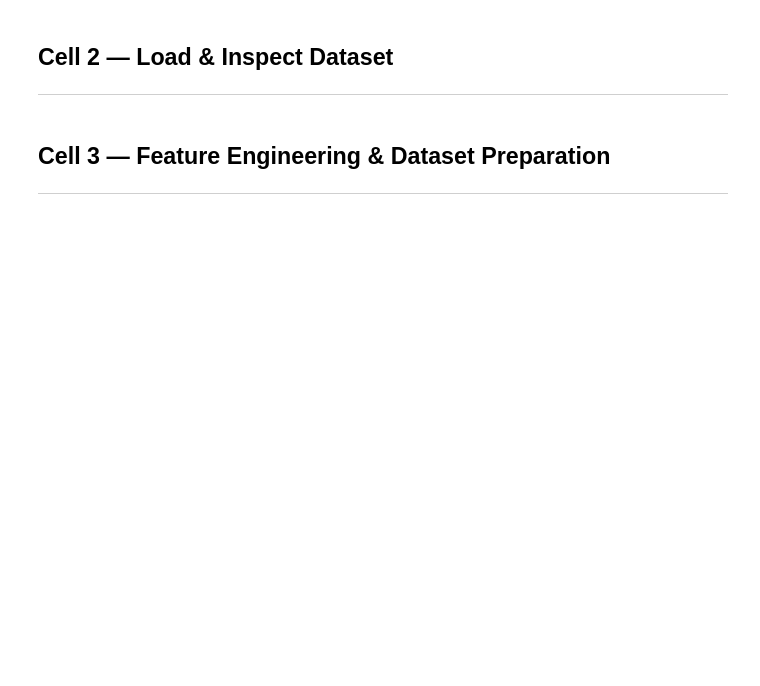
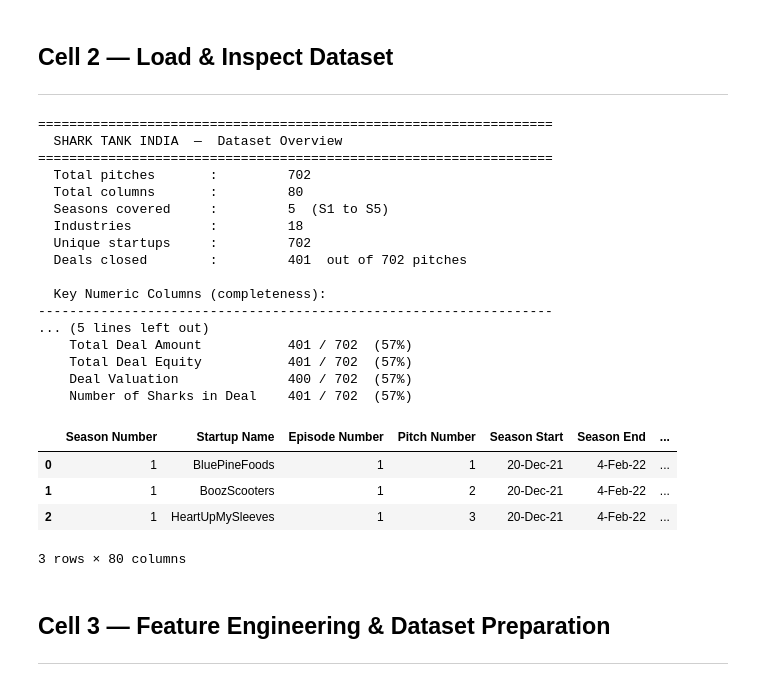
Before and after one commit to siddhesh1503/Applied-Data-Science, a Jupyter notebook: ADS_KNN_Anomaly_SharkTank.ipynb, the cells around one changed output. Cells and saved outputs as stored; diff of their text form; code cells hidden in the pictures; blank space fills up the shorter version.

```diff
--- a/ADS_KNN_Anomaly_SharkTank.ipynb
+++ b/ADS_KNN_Anomaly_SharkTank.ipynb
@@ -88,33 +90,65 @@ print('Libraries imported. Dark theme ready.')
 ## Cell 2 — Load & Inspect Dataset
 ---
 # %%
-df = pd.read_csv('Shark_Tank_India.csv')
+# To fix this FileNotFoundError, please ensure the 'Shark Tank India.csv' file is accessible.
+# You can:
+# 1. Upload the file directly to your Colab environment by clicking the 'Files' icon on the left pane and then 'Upload'.
+#    Once uploaded, the current code should work if the file is in the root directory.
+# 2. Mount your Google Drive and specify the full path. For example:
+#    from google.colab import drive
+#    drive.mount('/content/drive')
+#    df = pd.read_csv('/content/drive/MyDrive/YourFolderPath/Shark Tank India.csv')
+
+df = pd.read_csv('Shark Tank India (1).csv')
 
 hdr('SHARK TANK INDIA  —  Dataset Overview')
 row('Total pitches       :', f'{len(df):,}')
 row('Total columns       :', f'{df.shape[1]}')
 row('Seasons covered     :', f'{df["Season Number"].nunique()}  (S1 to S5)')
 row('Industries          :', f'{df["Industry"].nunique()}')
 row('Unique startups     :', f'{df["Startup Name"].nunique()}')
 row('Deals closed        :', f'{(df["Accepted Offer"].fillna(0)==1).sum()}  out of 702 pitches')
 blank()
 print('  Key Numeric Columns (completeness):')
 sep()
 key_cols = {
     'Original Ask Amount'   : '702 / 702  (100%)',
     'Original Offered Equity': '702 / 702  (100%)',
     'Valuation Requested'   : '702 / 702  (100%)',
     'Number of Presenters'  : '663 / 702  (94%)',
     'Yearly Revenue'        : '349 / 702  (50%)',
     'Total Deal Amount'     : '401 / 702  (57%)',
     'Total Deal Equity'     : '401 / 702  (57%)',
     'Deal Valuation'        : '400 / 702  (57%)',
     'Number of Sharks in Deal': '401 / 702  (57%)',
 }
 for k_, v_ in key_cols.items():
     row(f'  {k_}', v_)
 blank()
 df.head(3)
+# %% [output]
+==================================================================
+  SHARK TANK INDIA  —  Dataset Overview
+==================================================================
+  Total pitches       :         702
+  Total columns       :         80
+  Seasons covered     :         5  (S1 to S5)
+  Industries          :         18
+  Unique startups     :         702
+  Deals closed        :         401  out of 702 pitches
+
+  Key Numeric Columns (completeness):
+------------------------------------------------------------------
+... (5 lines left out)
+    Total Deal Amount           401 / 702  (57%)
+    Total Deal Equity           401 / 702  (57%)
+    Deal Valuation              400 / 702  (57%)
+    Number of Sharks in Deal    401 / 702  (57%)
+|  | Season Number | Startup Name | Episode Number | Pitch Number | Season Start | Season End | ... |
+| 0 | 1 | BluePineFoods | 1 | 1 | 20-Dec-21 | 4-Feb-22 | ... |
+| 1 | 1 | BoozScooters | 1 | 2 | 20-Dec-21 | 4-Feb-22 | ... |
+| 2 | 1 | HeartUpMySleeves | 1 | 3 | 20-Dec-21 | 4-Feb-22 | ... |
+3 rows × 80 columns
 # %% [markdown]
 ## Cell 3 — Feature Engineering & Dataset Preparation
 ---
```
Also changed, not shown: parts of 11 cells of this notebook.
